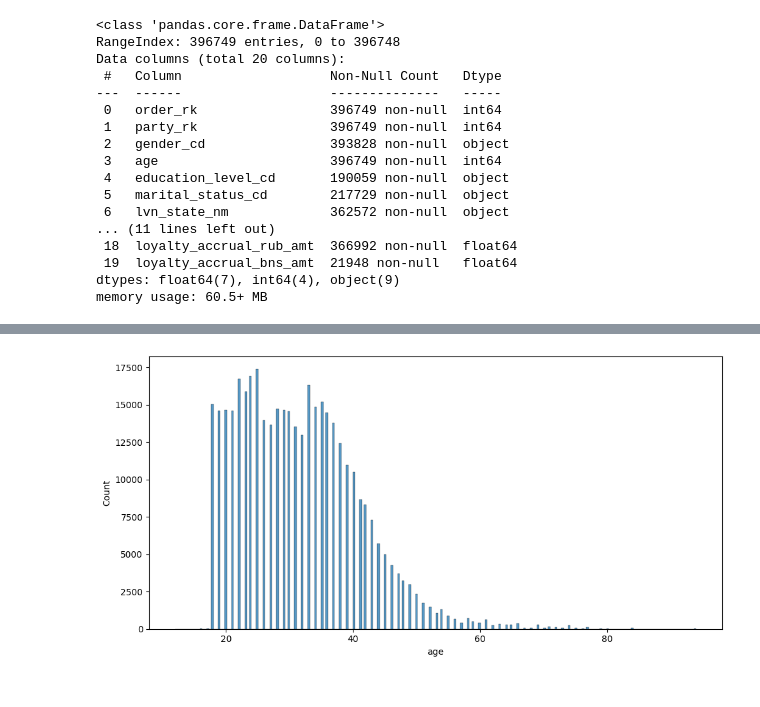
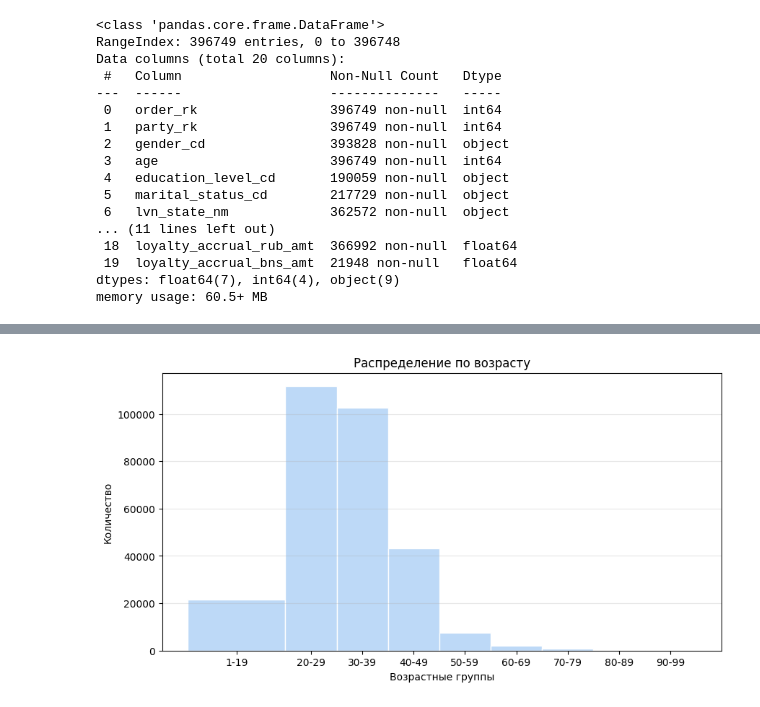
Before and after one commit to lidaEYE/eda-kicksharing-2024, a Jupyter notebook: tb-analysis-2025.ipynb, the cells around one changed output, grey strips where cells are left out. Cells and saved outputs as stored; diff of their text form; code cells hidden in the pictures.

```diff
--- a/tb-analysis-2025.ipynb
+++ b/tb-analysis-2025.ipynb
@@ -119,9 +141,27 @@ plt.show()
-# %%
-plt.figure(figsize=(10, 5))
-sns.histplot(x=df.age)
-
-plt.tight_layout()
-plt.show()
-# %% [output]
-[figure, removed]
+# %%
+# Задаём границы интервалов
+bins = [1, 20, 30, 40, 50, 60, 70, 80, 90, 100]
+
+plt.figure(figsize=(10, 5))
+sns.histplot(
+    x=df.age,
+    bins=bins,  # явно задаём интервалы
+    edgecolor='white',  # границы столбцов
+    alpha=0.7,  # прозрачность
+    kde=False  # убираем сглаживание
+)
+
+# Подписываем интервалы на оси X
+plt.xticks(
+    ticks=[(bins[i] + bins[i+1]) / 2 for i in range(len(bins)-1)],  # центры интервалов
+    labels=['1-19', '20-29', '30-39', '40-49', '50-59', '60-69', '70-79', '80-89', '90-99']
+)
+
+plt.xlabel('Возрастные группы')
+plt.ylabel('Количество')
+plt.title('Распределение по возрасту')
+plt.grid(axis='y', alpha=0.3)
+plt.show()
+# %% [output]
+[figure, added]
 # %%
```
Also changed, not shown: parts of 15 cells of this notebook, 1 other file.
